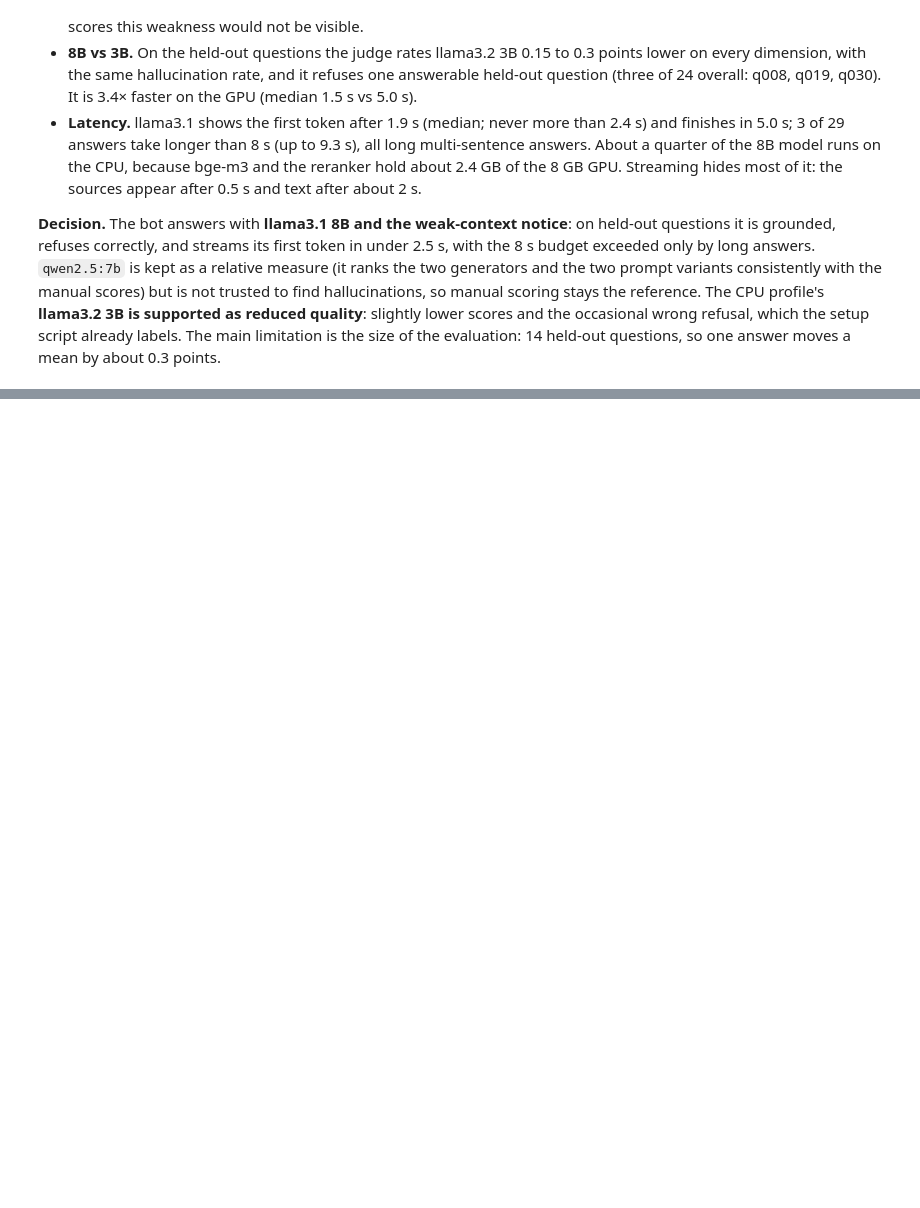
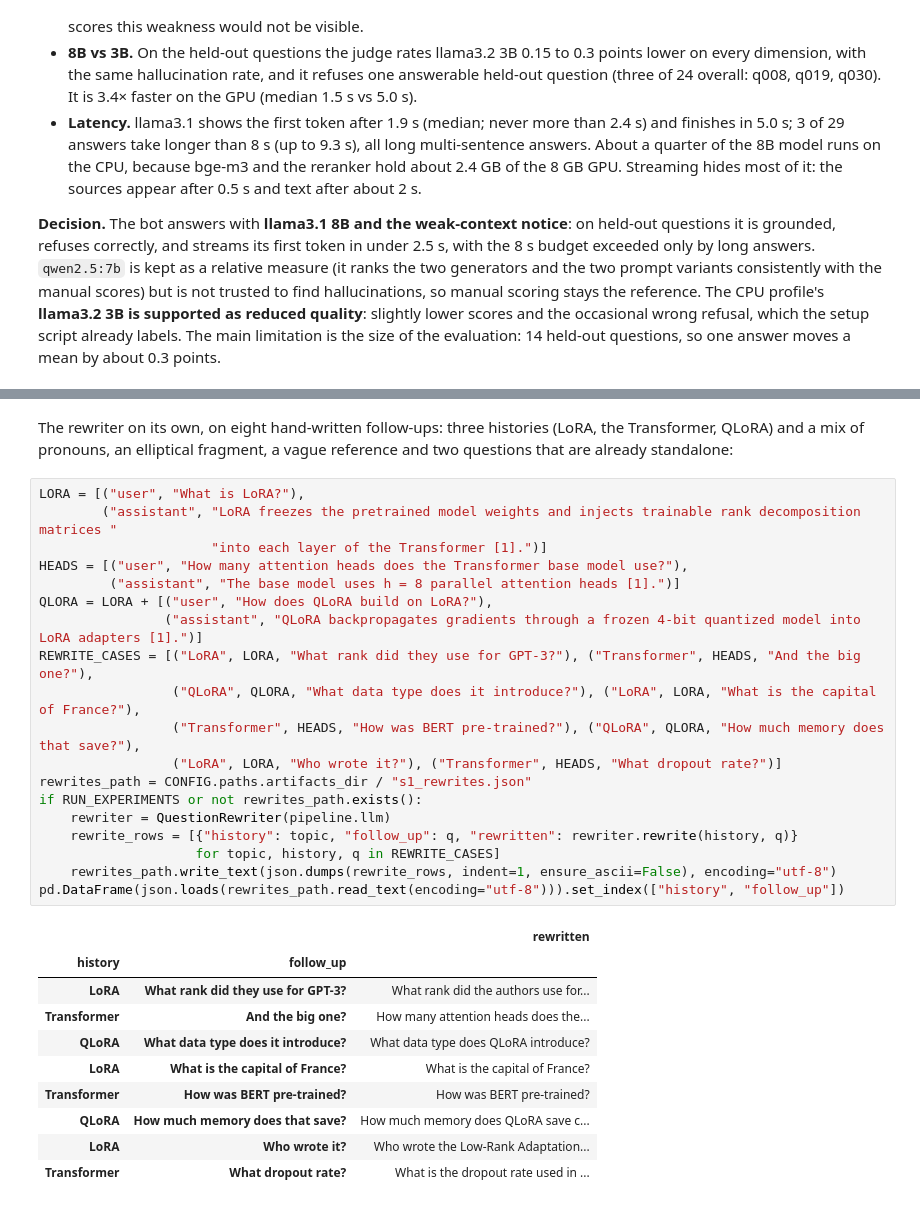
Before and after one commit to AHILL-0121/Research-Paper-Answer-Bot, a Jupyter notebook: backend/notebooks/capstone.ipynb, the cells around one changed output, grey strips where cells are left out. Drawn from its saved outputs; the diff is of its cells as text; blank space fills up the shorter version.

```diff
--- a/backend/notebooks/capstone.ipynb
+++ b/backend/notebooks/capstone.ipynb
@@ -1465,0 +1510,32 @@ fig.tight_layout()
+# %% [markdown]
+The rewriter on its own, on eight hand-written follow-ups: three histories (LoRA, the Transformer, QLoRA) and a mix of pronouns, an elliptical fragment, a vague reference and two questions that are already standalone:
+# %%
+LORA = [("user", "What is LoRA?"),
+        ("assistant", "LoRA freezes the pretrained model weights and injects trainable rank decomposition matrices "
+                      "into each layer of the Transformer [1].")]
+HEADS = [("user", "How many attention heads does the Transformer base model use?"),
+         ("assistant", "The base model uses h = 8 parallel attention heads [1].")]
+QLORA = LORA + [("user", "How does QLoRA build on LoRA?"),
+                ("assistant", "QLoRA backpropagates gradients through a frozen 4-bit quantized model into LoRA adapters [1].")]
+REWRITE_CASES = [("LoRA", LORA, "What rank did they use for GPT-3?"), ("Transformer", HEADS, "And the big one?"),
+                 ("QLoRA", QLORA, "What data type does it introduce?"), ("LoRA", LORA, "What is the capital of France?"),
+                 ("Transformer", HEADS, "How was BERT pre-trained?"), ("QLoRA", QLORA, "How much memory does that save?"),
+                 ("LoRA", LORA, "Who wrote it?"), ("Transformer", HEADS, "What dropout rate?")]
+rewrites_path = CONFIG.paths.artifacts_dir / "s1_rewrites.json"
+if RUN_EXPERIMENTS or not rewrites_path.exists():
+    rewriter = QuestionRewriter(pipeline.llm)
+    rewrite_rows = [{"history": topic, "follow_up": q, "rewritten": rewriter.rewrite(history, q)}
+                    for topic, history, q in REWRITE_CASES]
+    rewrites_path.write_text(json.dumps(rewrite_rows, indent=1, ensure_ascii=False), encoding="utf-8")
+pd.DataFrame(json.loads(rewrites_path.read_text(encoding="utf-8"))).set_index(["history", "follow_up"])
+# %% [output]
+|  |  | rewritten |
+| history | follow_up |  |
+| LoRA | What rank did they use for GPT-3? | What rank did the authors use for... |
+| Transformer | And the big one? | How many attention heads does the... |
+| QLoRA | What data type does it introduce? | What data type does QLoRA introduce? |
+| LoRA | What is the capital of France? | What is the capital of France? |
+| Transformer | How was BERT pre-trained? | How was BERT pre-trained? |
+| QLoRA | How much memory does that save? | How much memory does QLoRA save c... |
+| LoRA | Who wrote it? | Who wrote the Low-Rank Adaptation... |
+| Transformer | What dropout rate? | What is the dropout rate used in ... |
```
Also changed, not shown: parts of 20 cells of this notebook, 13 other files.
